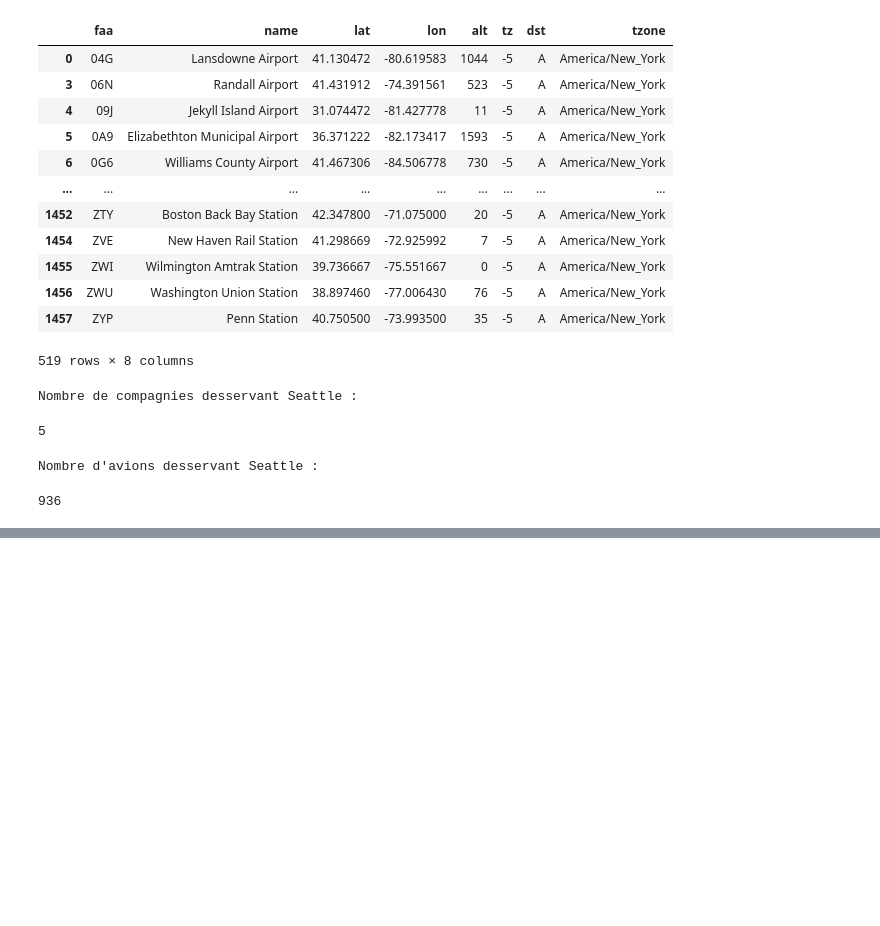
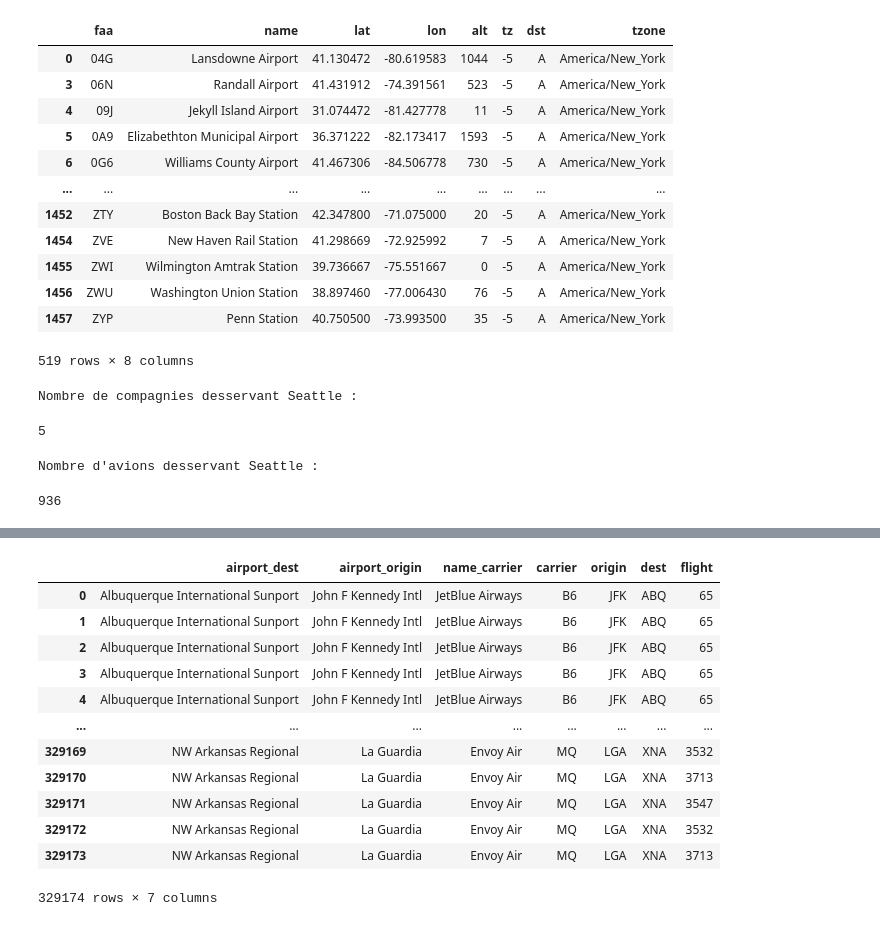
Before and after one commit to GeoDaz/air-traffic, a Jupyter notebook: pandas.ipynb, the cells around one changed output, grey strips where cells are left out. Drawn from its saved outputs; the diff is of its cells as text; code cells hidden in the pictures; blank space fills up the shorter version.

Commit message:
question 6 merge data

```diff
--- a/pandas.ipynb
+++ b/pandas.ipynb
@@ -386,0 +418,4 @@ flights_by_dest
+# %%
+print('Vols triés suivant la destination, l’aéroport d’origine, la compagnie dans un ordre alphabétique croissant (en réalisant les jointures nécessaires pour obtenir les noms des explicites des aéroports)  : ')
+
+f = flights[['origin', 'dest', 'carrier', 'flight']]
@@ -386,0 +424,3 @@ flights_by_dest
+# %%
+merge_name_carrier = airlines[['name', 'carrier']].merge(f, on='carrier')
+merge_name_carrier
@@ -386,0 +441,3 @@ flights_by_dest
+# %%
+merge_name_origin = airports[['name', 'faa']].merge( merge_name_carrier, left_on='faa', right_on='origin').drop('faa', 1)
+merge_name_origin.rename(columns={"name": "airport_origin"})
@@ -386,0 +458,17 @@ flights_by_dest
+# %%
+merge_name_dest = airports[['name', 'faa']].merge( merge_name_origin, left_on='faa', right_on='dest').drop('faa', 1)
+merge_name_dest.rename(columns={"name": "airport_dest", "name_x": "airport_origin", "name_y": "name_carrier"})
+# %% [output]
+|  | airport_dest | airport_origin | name_carrier | carrier | origin | dest | flight |
+| 0 | Albuquerque International Sunport | John F Kennedy Intl | JetBlue Airways | B6 | JFK | ABQ | 65 |
+| 1 | Albuquerque International Sunport | John F Kennedy Intl | JetBlue Airways | B6 | JFK | ABQ | 65 |
+| 2 | Albuquerque International Sunport | John F Kennedy Intl | JetBlue Airways | B6 | JFK | ABQ | 65 |
+| 3 | Albuquerque International Sunport | John F Kennedy Intl | JetBlue Airways | B6 | JFK | ABQ | 65 |
+| 4 | Albuquerque International Sunport | John F Kennedy Intl | JetBlue Airways | B6 | JFK | ABQ | 65 |
+| ... | ... | ... | ... | ... | ... | ... | ... |
+| 329169 | NW Arkansas Regional | La Guardia | Envoy Air | MQ | LGA | XNA | 3532 |
+| 329170 | NW Arkansas Regional | La Guardia | Envoy Air | MQ | LGA | XNA | 3713 |
+| 329171 | NW Arkansas Regional | La Guardia | Envoy Air | MQ | LGA | XNA | 3547 |
+| 329172 | NW Arkansas Regional | La Guardia | Envoy Air | MQ | LGA | XNA | 3532 |
+| 329173 | NW Arkansas Regional | La Guardia | Envoy Air | MQ | LGA | XNA | 3713 |
+329174 rows × 7 columns
```
Also changed, not shown: parts of 10 cells of this notebook.
